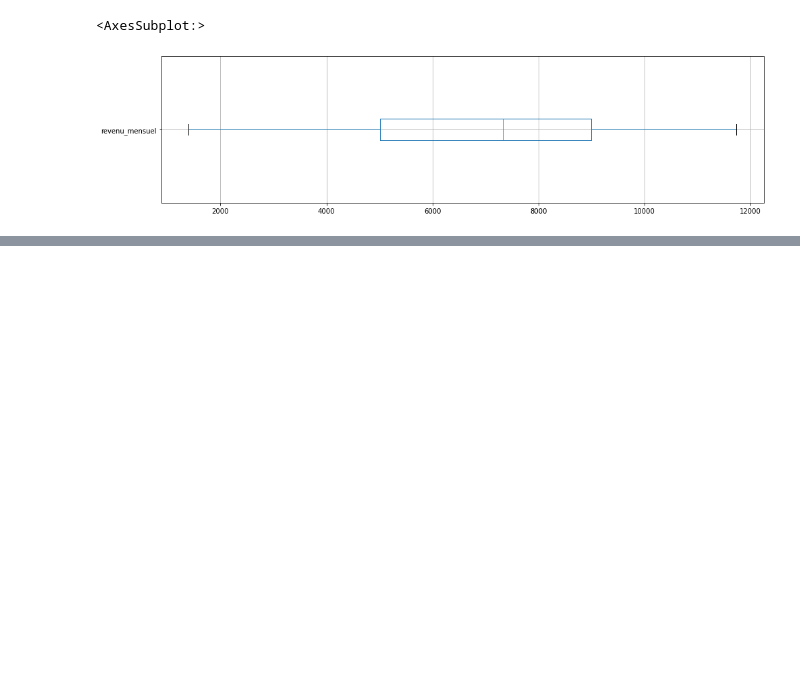
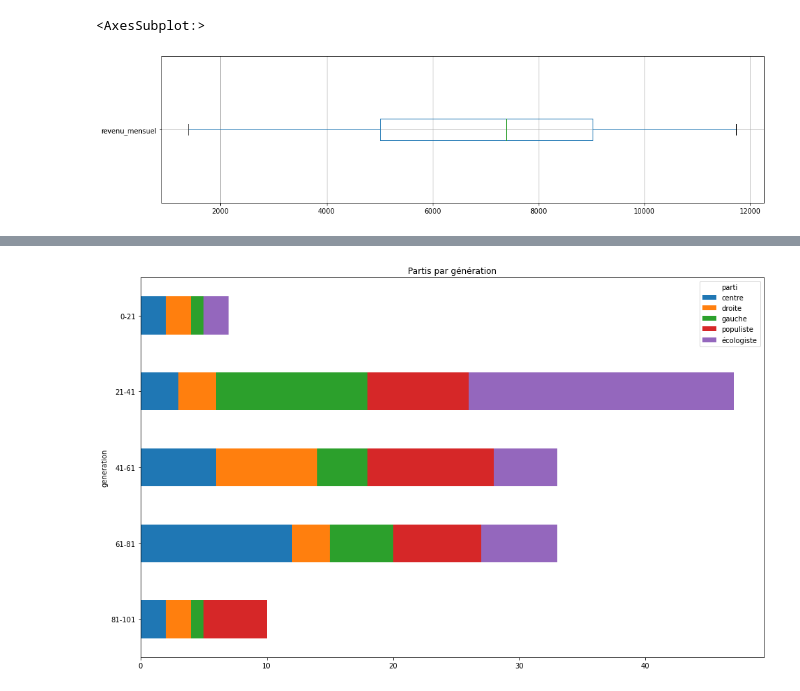
Before and after one commit to Vilgefor/histoire_numerique_methodes, a Jupyter notebook: statistiques_descriptives/elements_statistiques_descriptives.ipynb, the cells around one changed output, grey strips where cells are left out. Saved outputs shown, nothing was run; the diff lists cells and outputs as text; code cells hidden in the pictures; blank space fills up the shorter version.

Commit message:
Ajout de l'analyse bivariée variables qualitatives

```diff
--- a/statistiques_descriptives/elements_statistiques_descriptives.ipynb
+++ b/statistiques_descriptives/elements_statistiques_descriptives.ipynb
@@ -481,7 +502,7 @@ np.corrcoef([x,y])[1][0]
 x = np.array(obs['n_foyer'])
 y = np.array(obs['revenu_mensuel'])
 
-plt.rcParams["figure.figsize"] = [10, 5]
+plt.rcParams["figure.figsize"] = [14, 7]
 
 plt.plot(x, y, 'o')
 
@@ -525,0 +583,15 @@ Name: revenu_mensuel, dtype: float64
+# %%
+### Le type d'origine est 'category' il faut transformer en 'str'
+##  pour éviter le message d'erreur en créant la pivot_table
+c_obs['generation']= c_obs['generation'].astype(str)
+# %%
+### La fonction pivot_table produit un tableau de contingence
+## Au centre du tableau se trouvent les effectifs conjoints,
+## aux bords les effectifs marginaux qui correspondent
+## aux distributions indépendantes des variables
+
+X = "parti"  # "0"
+Y = "generation"
+
+c_obs_parti_generation = c_obs[[Y,X]].pivot_table(index=Y,columns=X,aggfunc=len,margins=True,margins_name="Total").fillna(0).astype(int)
+c_obs_parti_generation
@@ -525,0 +621,6 @@ Name: revenu_mensuel, dtype: float64
+# %%
+g = c_obs[[Y,X]].pivot_table(index=Y,columns=X,aggfunc=len) \
+        .fillna(0).astype(int).sort_values(by=Y, ascending=False) \
+        .plot( kind='barh', stacked=True,  figsize=(16,10),  title = 'Partis par génération')
+# %% [output]
+[figure, added]
```
Also changed, not shown: parts of 46 cells of this notebook.
